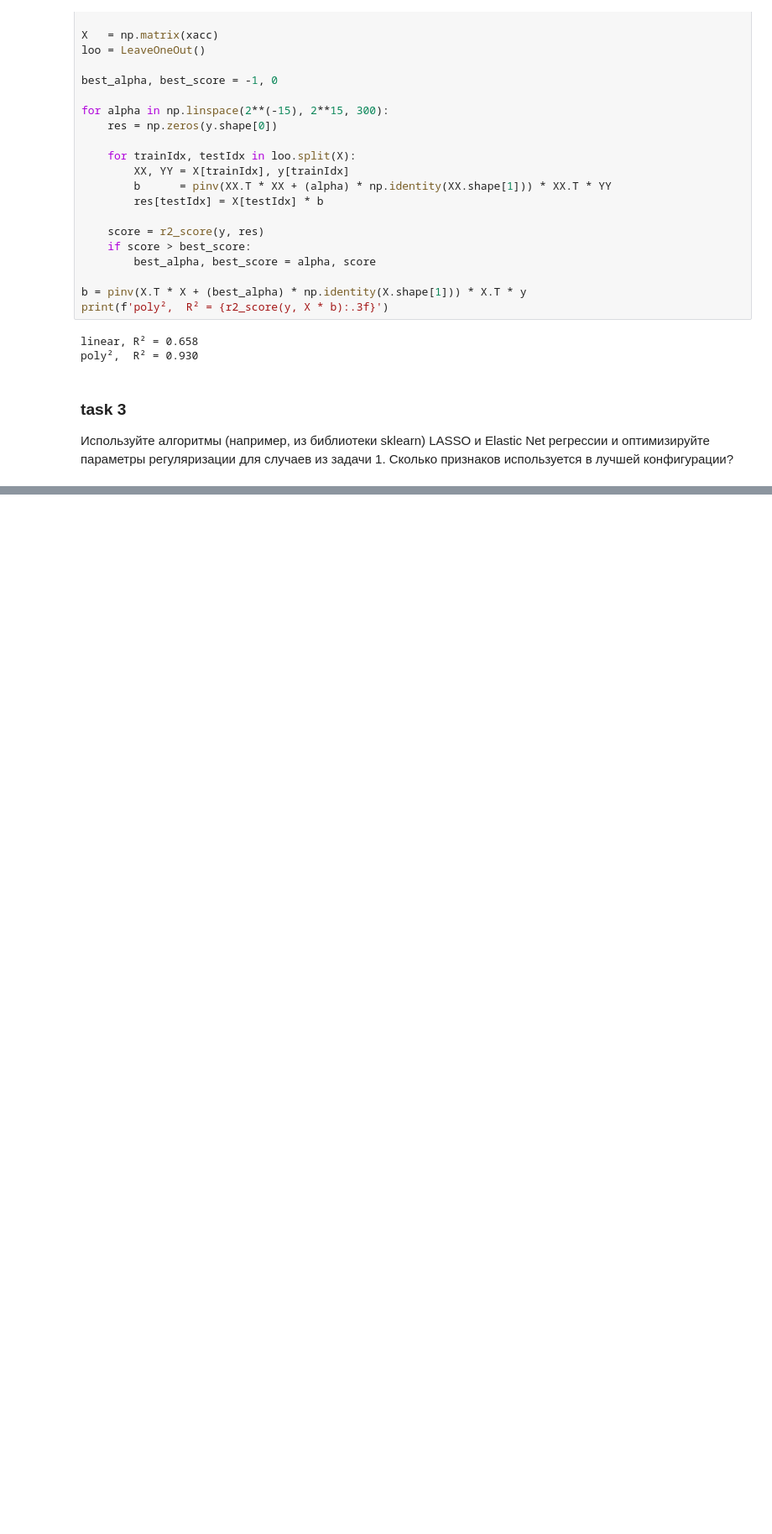
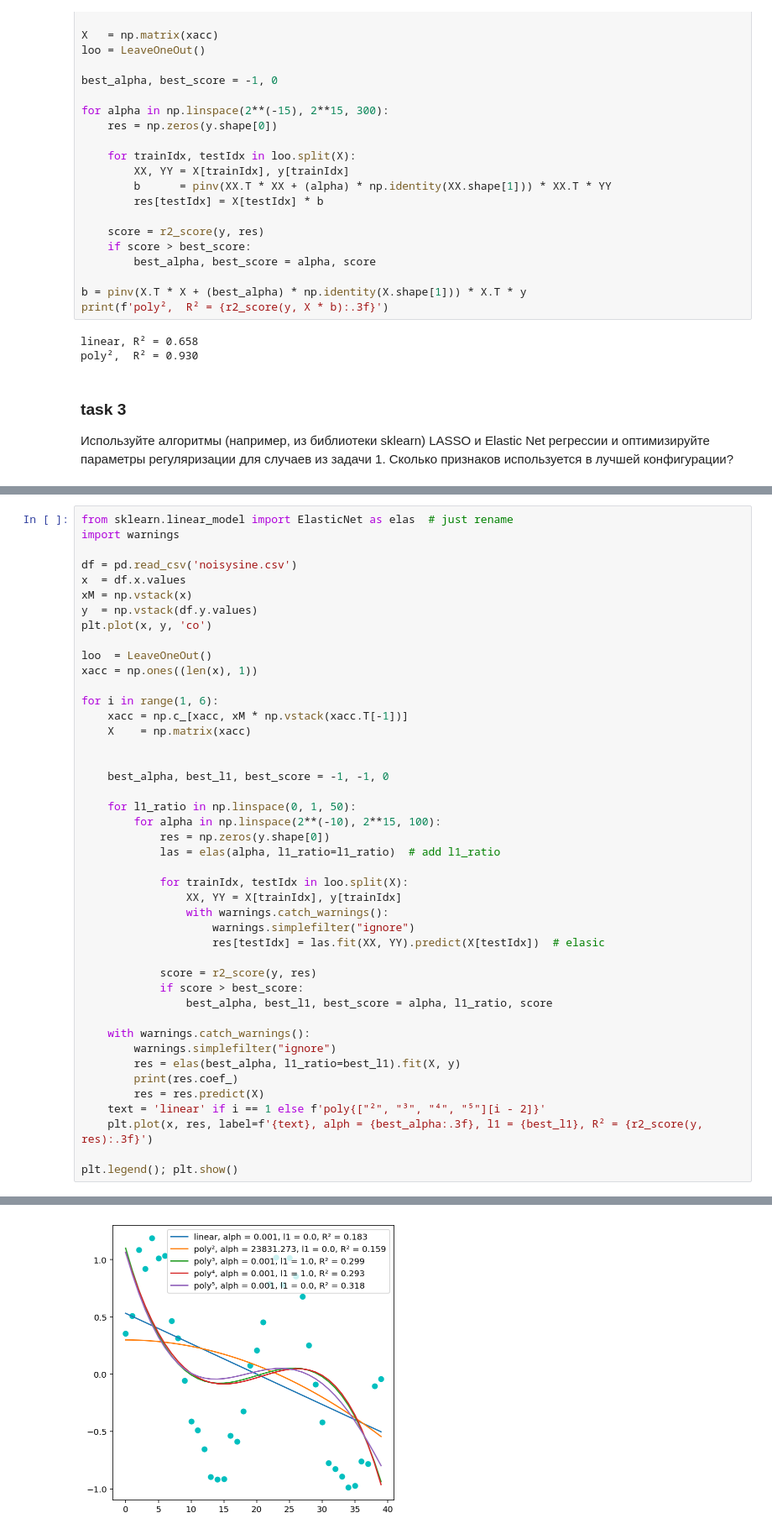
Before and after one commit to xamgore/au-ml, a Jupyter notebook: hw09_regression/solution.ipynb, the cells around one changed output, grey strips where cells are left out. Shown at 84% size. Cells and saved outputs as stored; diff of their text form; blank space fills up the shorter version.

```diff
--- a/hw09_regression/solution.ipynb
+++ b/hw09_regression/solution.ipynb
@@ -195,0 +253,45 @@ poly²,  R² = 0.930
+# %%
+from sklearn.linear_model import ElasticNet as elas  # just rename
+import warnings
+
+df = pd.read_csv('noisysine.csv')
+x  = df.x.values
+xM = np.vstack(x)
+y  = np.vstack(df.y.values)
+plt.plot(x, y, 'co')
+
+loo  = LeaveOneOut()
+xacc = np.ones((len(x), 1))
+
+for i in range(1, 6):
+    xacc = np.c_[xacc, xM * np.vstack(xacc.T[-1])]
+    X    = np.matrix(xacc)
+
+
+    best_alpha, best_l1, best_score = -1, -1, 0
+
+    for l1_ratio in np.linspace(0, 1, 50):
+        for alpha in np.linspace(2**(-10), 2**15, 100):
+            res = np.zeros(y.shape[0])
+            las = elas(alpha, l1_ratio=l1_ratio)  # add l1_ratio
+
+            for trainIdx, testIdx in loo.split(X):
+                XX, YY = X[trainIdx], y[trainIdx]
+                with warnings.catch_warnings():
+                    warnings.simplefilter("ignore")
+                    res[testIdx] = las.fit(XX, YY).predict(X[testIdx])  # elasic
+
+            score = r2_score(y, res)
+            if score > best_score:
+                best_alpha, best_l1, best_score = alpha, l1_ratio, score
+
+    with warnings.catch_warnings():
+        warnings.simplefilter("ignore")
+        res = elas(best_alpha, l1_ratio=best_l1).fit(X, y)
+        print(res.coef_)
+        res = res.predict(X)
+    text = 'linear' if i == 1 else f'poly{["²", "³", "⁴", "⁵"][i - 2]}'
+    plt.plot(x, res, label=f'{text}, alph = {best_alpha:.3f}, l1 = {best_l1}, R² = {r2_score(y, res):.3f}')
+
+plt.legend(); plt.show()
+# %% [output]
@@ -195,0 +305 @@ poly²,  R² = 0.930
+[figure, added]
```
Also changed, not shown: parts of 6 cells of this notebook.
